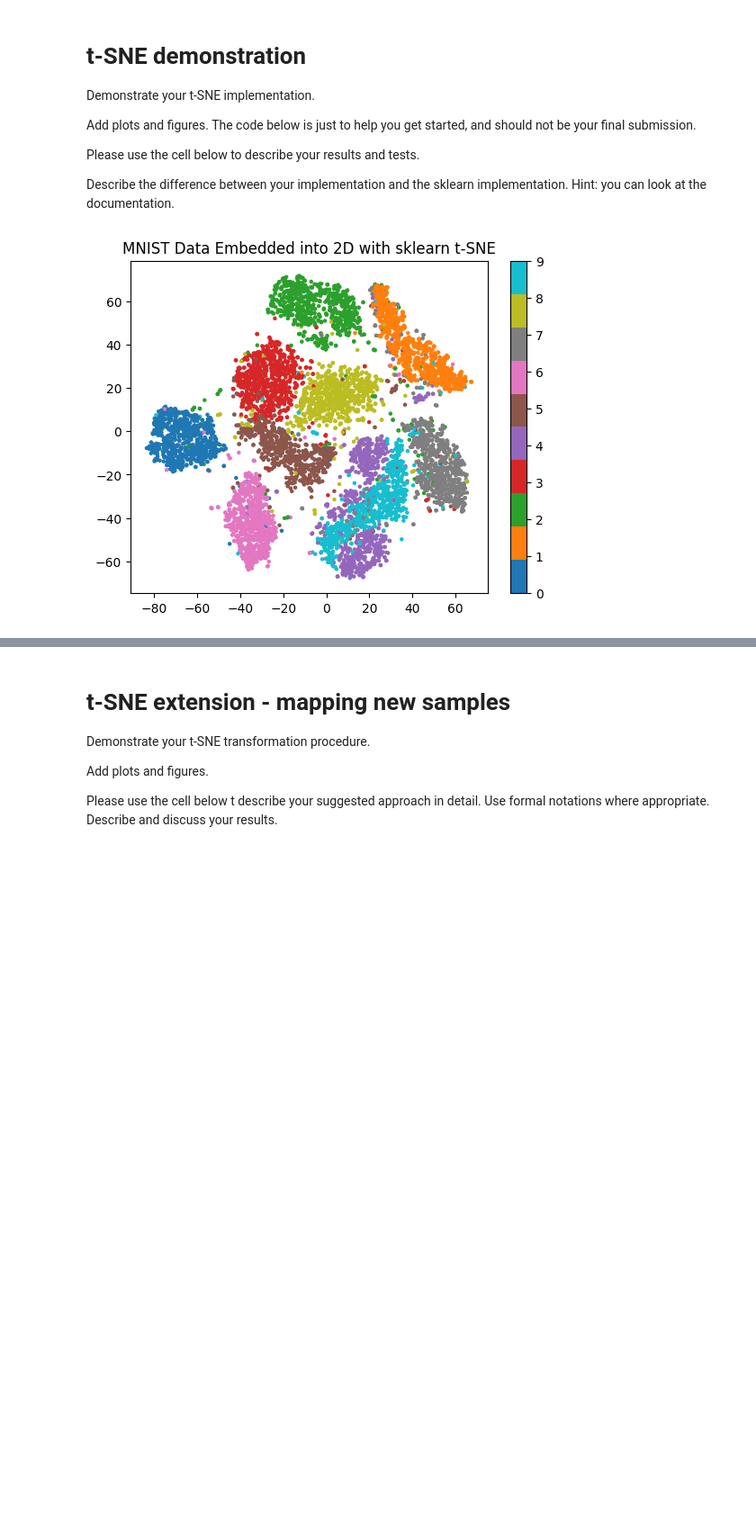
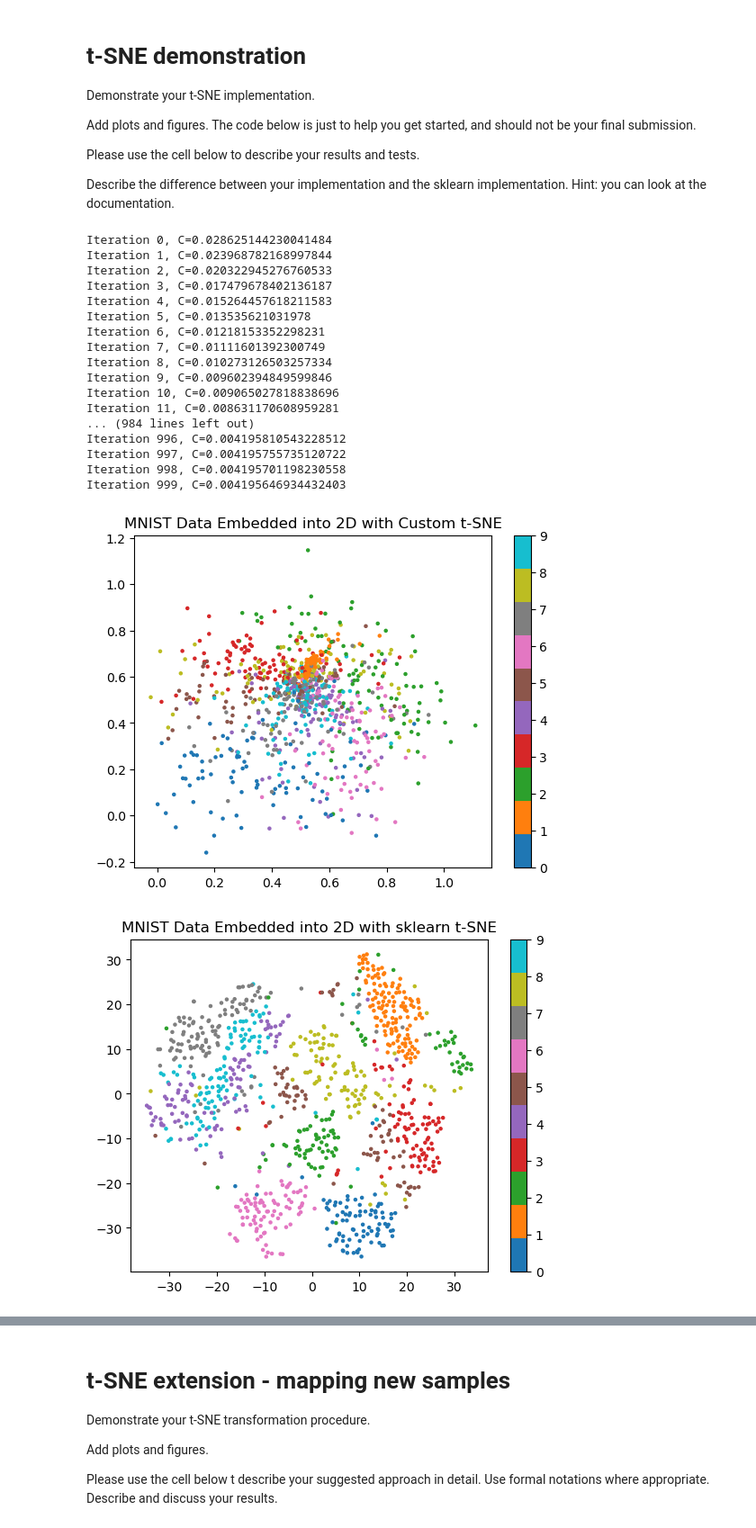
Before and after one commit to stavco9/advancedml-exc1, a Jupyter notebook: 3945_2025A_HW1_t-SNE.ipynb, the cells around one changed output, grey strips where cells are left out. Shown at 90% size. Cells and saved outputs as stored; diff of their text form; code cells hidden in the pictures; blank space fills up the shorter version.

```diff
--- a/3945_2025A_HW1_t-SNE.ipynb
+++ b/3945_2025A_HW1_t-SNE.ipynb
@@ -213,25 +223,43 @@ Describe the difference between your implementation and the sklearn implementati
 # %%
 N = 400
 
 # Run your custom t-SNE implementation
-#custom_tsne = CustomTSNE(n_components=2, perplexity=N/10)
-#custom_Y = custom_tsne.fit_transform(X_train_normalized_opt1)
+custom_tsne = CustomTSNE(n_components=2, n_iter=1000, perplexity=N/10)
+custom_Y = custom_tsne.fit_transform(X_train_normalized_opt1[:1000])
 
 # Run sklearn t-SNE
 sk_tsne = TSNE(n_components=2, init='random', perplexity=N/10)
-sk_Y = sk_tsne.fit_transform(X_train_normalized_opt1)
+sk_Y = sk_tsne.fit_transform(X_train_normalized_opt1[:1000])
 
 # Visualization of the result
-#plt.figure()
-#plt.scatter(custom_Y[:, 0], custom_Y[:, 1], s=5, c=label_train.astype(int), cmap='tab10')
-#plt.scatter(custom_Y[:, 0], custom_Y[:, 1], s=5, c=label_train.astype(int), cmap='tab10')
-#plt.colorbar()
-#plt.title('MNIST Data Embedded into 2D with Custom t-SNE')
+plt.figure()
+plt.scatter(custom_Y[:, 0], custom_Y[:, 1], s=5, c=label_train[:1000].astype(int), cmap='tab10')
+plt.colorbar()
+plt.title('MNIST Data Embedded into 2D with Custom t-SNE')
+plt.show()
 
 plt.figure()
-plt.scatter(sk_Y[:, 0], sk_Y[:, 1], s=5, c=label_train.astype(int), cmap='tab10')
+plt.scatter(sk_Y[:, 0], sk_Y[:, 1], s=5, c=label_train[:1000].astype(int), cmap='tab10')
 plt.colorbar()
 plt.title('MNIST Data Embedded into 2D with sklearn t-SNE')
 plt.show()
 # %% [output]
+Iteration 0, C=0.028625144230041484
+Iteration 1, C=0.023968782168997844
+Iteration 2, C=0.020322945276760533
+Iteration 3, C=0.017479678402136187
+Iteration 4, C=0.015264457618211583
+Iteration 5, C=0.013535621031978
+Iteration 6, C=0.01218153352298231
+Iteration 7, C=0.01111601392300749
+Iteration 8, C=0.010273126503257334
+Iteration 9, C=0.009602394849599846
+Iteration 10, C=0.009065027818838696
+Iteration 11, C=0.008631170608959281
+... (984 lines left out)
+Iteration 996, C=0.004195810543228512
+Iteration 997, C=0.004195755735120722
+Iteration 998, C=0.004195701198230558
+Iteration 999, C=0.004195646934432403
-[figure, old version]
+[figure, new version]
+[figure, added]
```
Also changed, not shown: parts of 6 cells of this notebook.
